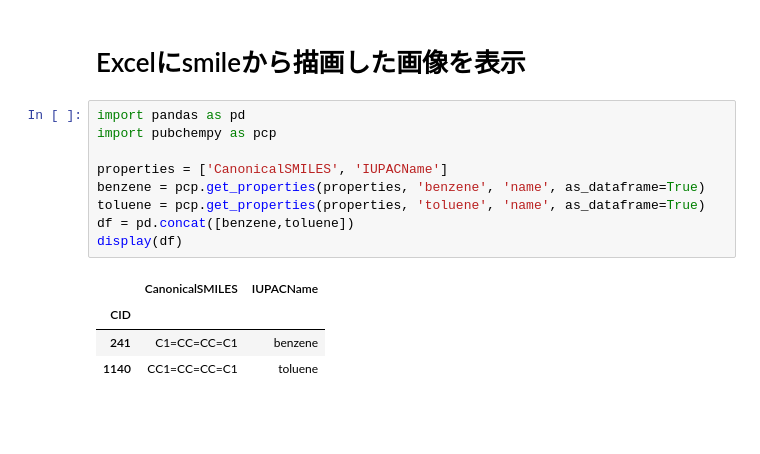
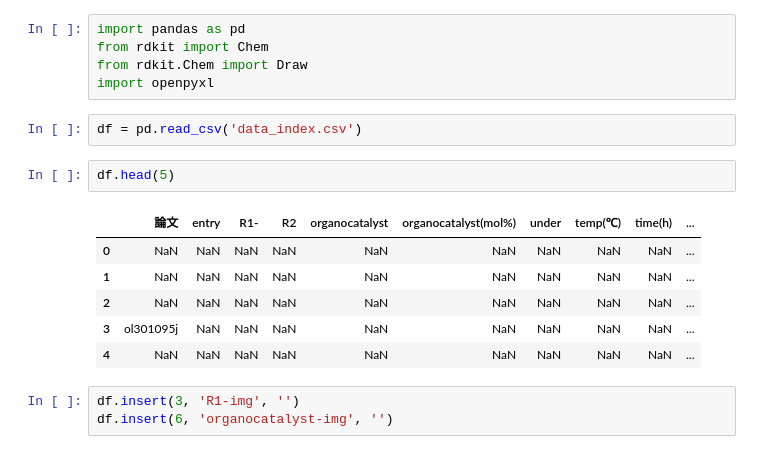
Before and after one commit to wwwyo/lab, a Jupyter notebook: toExcel.ipynb, the cells around one changed output. Cells and saved outputs as stored; diff of their text form; blank space fills up the shorter version.

```diff
--- a/toExcel.ipynb
+++ b/toExcel.ipynb
@@ -1,16 +1,19 @@
-# %% [markdown]
-# Excelにsmileから描画した画像を表示
-# %%
-import pandas as pd
-import pubchempy as pcp
-
-properties = ['CanonicalSMILES', 'IUPACName']
-benzene = pcp.get_properties(properties, 'benzene', 'name', as_dataframe=True)
-toluene = pcp.get_properties(properties, 'toluene', 'name', as_dataframe=True)
-df = pd.concat([benzene,toluene])
-display(df)
-# %% [output]
-|  | CanonicalSMILES | IUPACName |
-| CID |  |  |
-| 241 | C1=CC=CC=C1 | benzene |
-| 1140 | CC1=CC=CC=C1 | toluene |
+# %%
+import pandas as pd
+from rdkit import Chem
+from rdkit.Chem import Draw
+import openpyxl
+# %%
+df = pd.read_csv('data_index.csv')
+# %%
+df.head(5)
+# %% [output]
+|  | 論文 | entry | R1- | R2 | organocatalyst | organocatalyst(mol%) | under | temp(℃) | time(h) | ... |
+| 0 | NaN | NaN | NaN | NaN | NaN | NaN | NaN | NaN | NaN | ... |
+| 1 | NaN | NaN | NaN | NaN | NaN | NaN | NaN | NaN | NaN | ... |
+| 2 | NaN | NaN | NaN | NaN | NaN | NaN | NaN | NaN | NaN | ... |
+| 3 | ol301095j | NaN | NaN | NaN | NaN | NaN | NaN | NaN | NaN | ... |
+| 4 | NaN | NaN | NaN | NaN | NaN | NaN | NaN | NaN | NaN | ... |
+# %%
+df.insert(3, 'R1-img', '')
+df.insert(6, 'organocatalyst-img', '')
```
Also changed, not shown: parts of 13 cells of this notebook.
